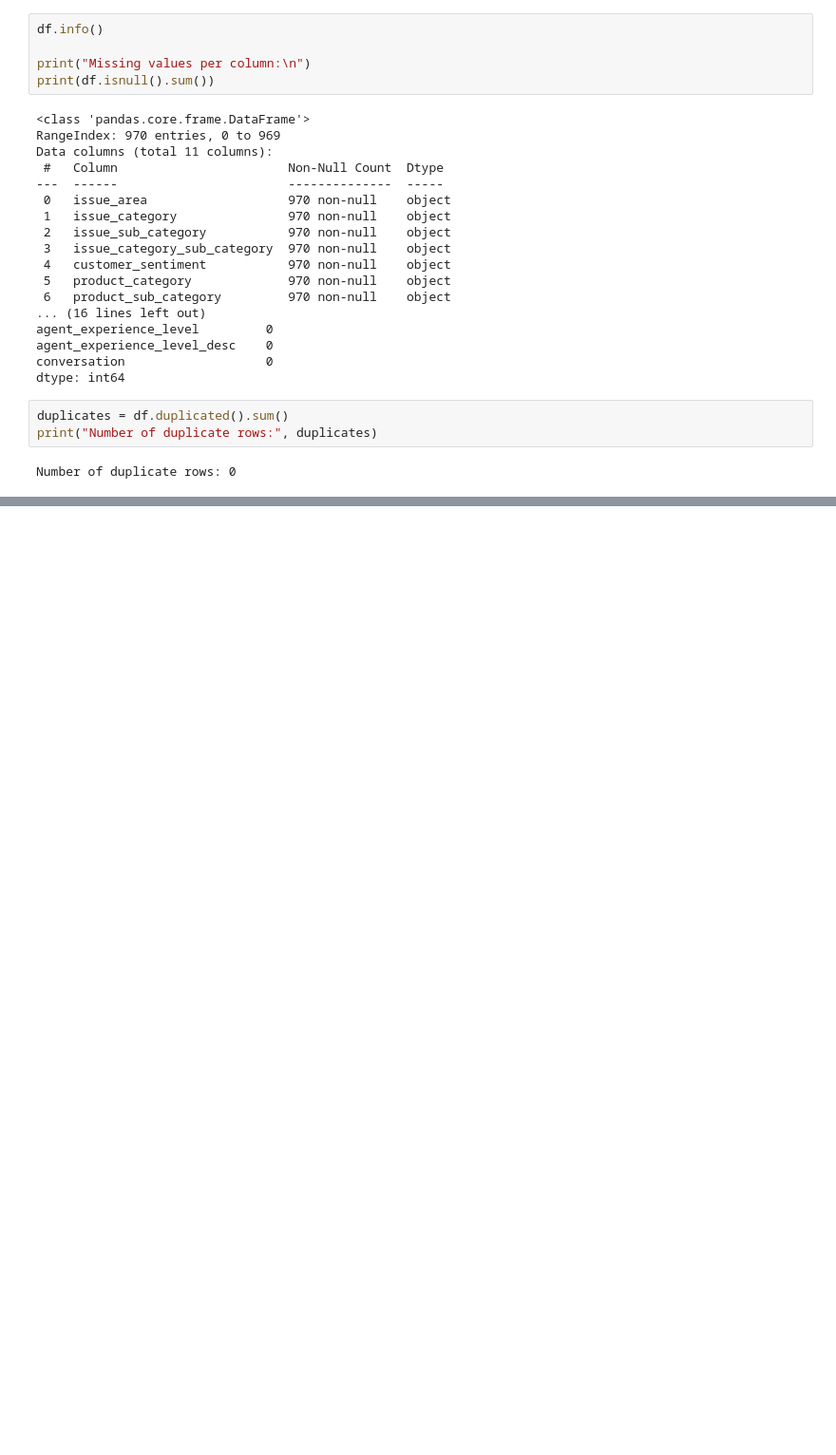
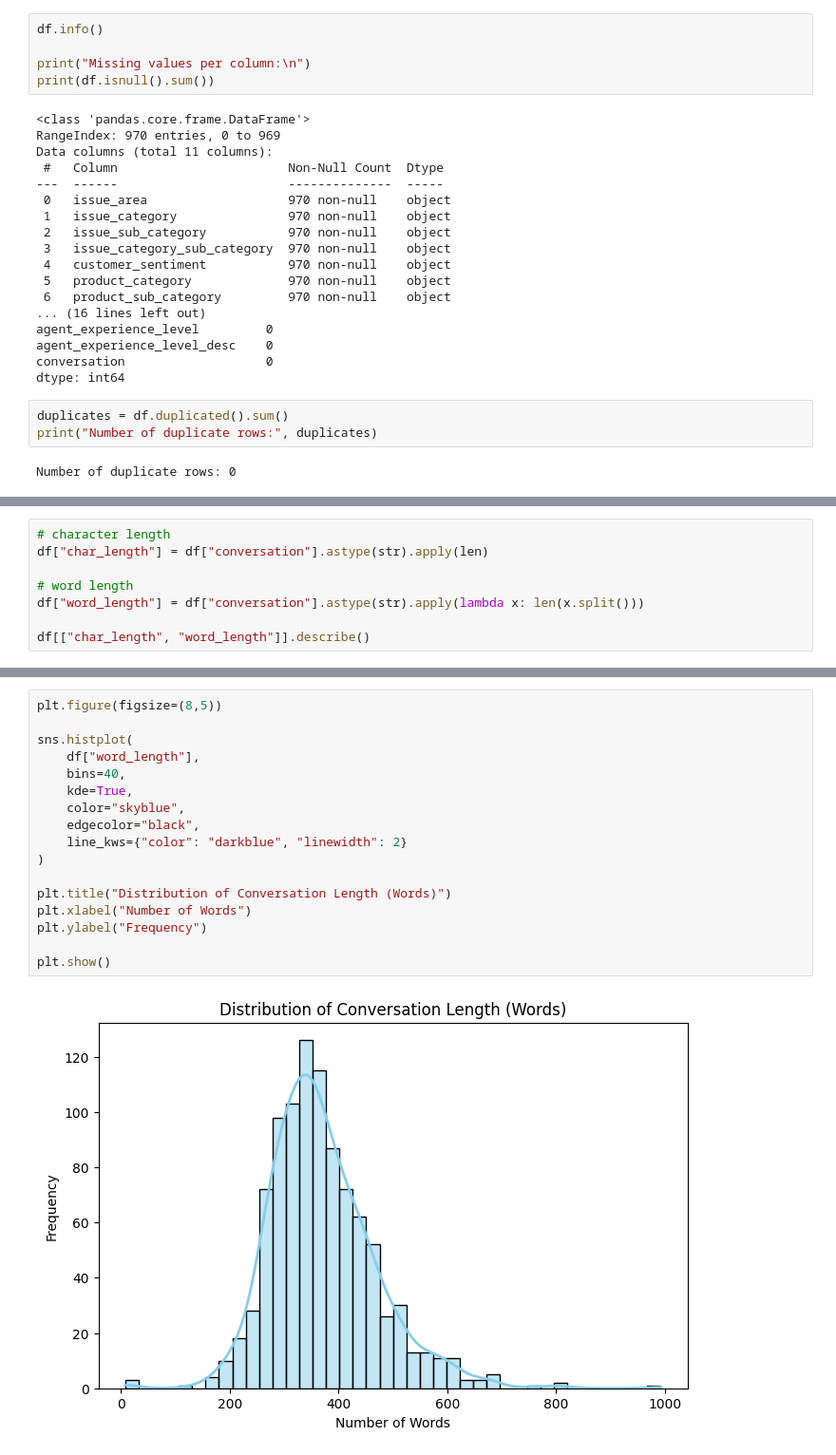
Before and after one commit to Ayseatci/DI725_Assignment1, a Jupyter notebook: notebooks/eda.ipynb, the cells around one changed output, grey strips where cells are left out. Shown at 95% size. Cells and saved outputs as stored; diff of their text form; blank space fills up the shorter version.

```diff
--- a/notebooks/eda.ipynb
+++ b/notebooks/eda.ipynb
@@ -82,0 +139,8 @@ Number of duplicate rows: 0
+# %%
+# character length
+df["char_length"] = df["conversation"].astype(str).apply(len)
+
+# word length
+df["word_length"] = df["conversation"].astype(str).apply(lambda x: len(x.split()))
+
+df[["char_length", "word_length"]].describe()
@@ -82,0 +157,19 @@ Number of duplicate rows: 0
+# %%
+plt.figure(figsize=(8,5))
+
+sns.histplot(
+    df["word_length"],
+    bins=40,
+    kde=True,
+    color="skyblue",
+    edgecolor="black",
+    line_kws={"color": "darkblue", "linewidth": 2}
+)
+
+plt.title("Distribution of Conversation Length (Words)")
+plt.xlabel("Number of Words")
+plt.ylabel("Frequency")
+
+plt.show()
+# %% [output]
+[figure, added]
```
Also changed, not shown: parts of 11 cells of this notebook.
